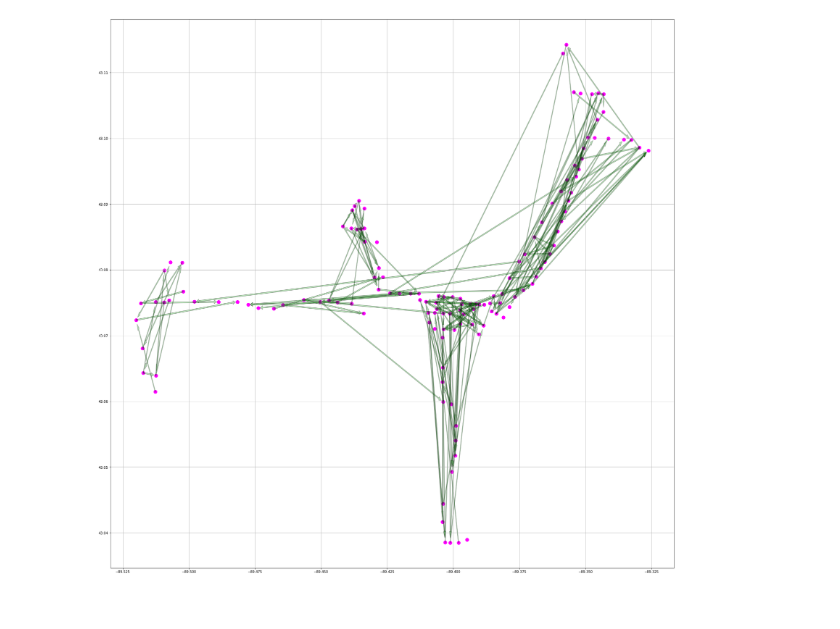
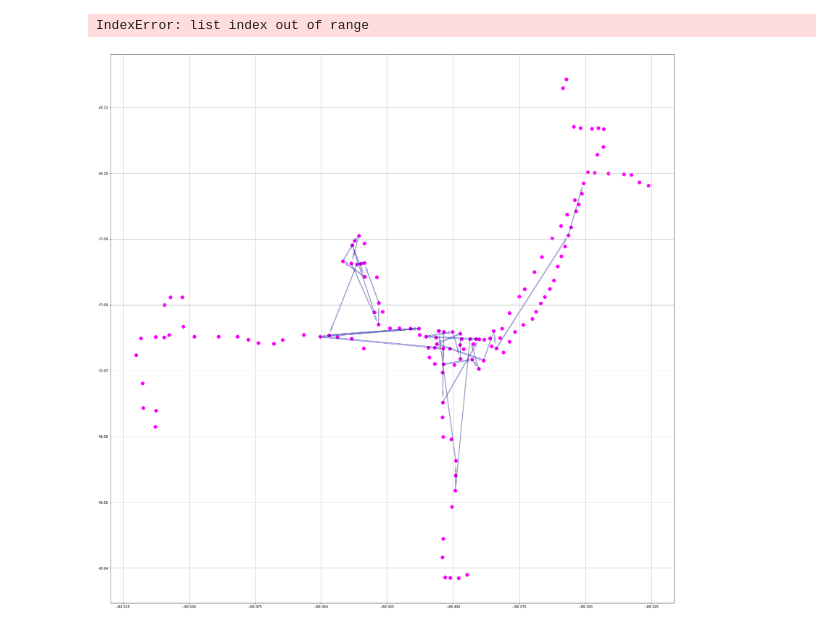
Before and after one commit to naman/CS524-project, a Jupyter notebook: plot.ipynb, the cells around one changed output. Cells and saved outputs as stored; diff of their text form; code cells hidden in the pictures.

Commit message:
plot

```diff
--- a/plot.ipynb
+++ b/plot.ipynb
@@ -25,20 +25,8 @@ county_df.head()
 # county_df.plot(ax=gax, edgecolor="black", color="white")
 
 
+
 fig, gax = plt.subplots(figsize=(30, 30))
-df_airports = pd.read_csv('BusStops.csv')
-df_flight_paths = pd.read_csv('Connections.csv')
-
-x = df_airports['lat']
-y = df_airports['lon']
-
-plt.scatter(x, y, s=100, marker='o',c='fuchsia',)
-plt.grid()
-
-
-s, e = df_flight_paths['start_node'], df_flight_paths['end_node']
-
-pairs = [(s[i], e[i]) for i in range(len(s))]
 
 
 def connectpoints(x,y,p1,p2):
@@ -46,35 +34,55 @@ def connectpoints(x,y,p1,p2):
         return
     a = x[p1], y[p1]
     b = x[p2], y[p2]
 
     head_length = 0.0007
 
     dx = b[0] - a[0]
     dy = b[1] - a[1]
 
     vec_ab = [dx,dy]
 
     vec_ab_magnitude = math.sqrt(dx**2+dy**2)
 
     dx = dx / vec_ab_magnitude
     dy = dy / vec_ab_magnitude
 
     vec_ab_magnitude = vec_ab_magnitude - head_length
     # vec_ab_magnitude = vec_ab_magnitude
 
     # arrow base = a
 
-    gax.arrow(a[0], a[1], vec_ab_magnitude*dx, vec_ab_magnitude*dy,  head_length=0.001, fc='green', ec='black', width=0.0002, alpha=0.3, length_includes_head=True)
+    gax.arrow(a[0], a[1], vec_ab_magnitude*dx, vec_ab_magnitude*dy,  head_length=0.001, fc=colors[conn], ec='black', width=0.0002, alpha=0.3, length_includes_head=True)
 
 
     # plt.scatter(a[0],a[1],color='black')
     # plt.scatter(b[0],b[1],color='black')
 
     # gax.annotate('', (a[0]-0.4,a[1]),fontsize=14)
     # gax.annotate('', (b[0]+0.3,b[1]),fontsize=14)
 
-for p in pairs:
-    a,b = p
-    connectpoints(x,y,a,b)
+
+
+df_airports = pd.read_csv('BusStops.csv')
+x = df_airports['lat']
+y = df_airports['lon']
+
+plt.scatter(x, y, s=100, marker='o',c='fuchsia',)
+plt.grid()
+
+colors = ['yellow', 'green', 'blue']
+
+for conn in range(2,5):
+    df_flight_paths = pd.read_csv("Connections" + str(conn) + ".csv")
+
+    s, e = df_flight_paths['start_node'], df_flight_paths['end_node']
+
+    df_flight_paths.head()
+
+    pairs = [(s[i], e[i]) for i in range(len(s))]
+    for p in pairs:
+        a,b = p
+        connectpoints(x,y,a,b)
 # %% [output]
+IndexError: list index out of range
-[figure, old version]
+[figure, new version]
```
Also changed, not shown: 4 other files.
